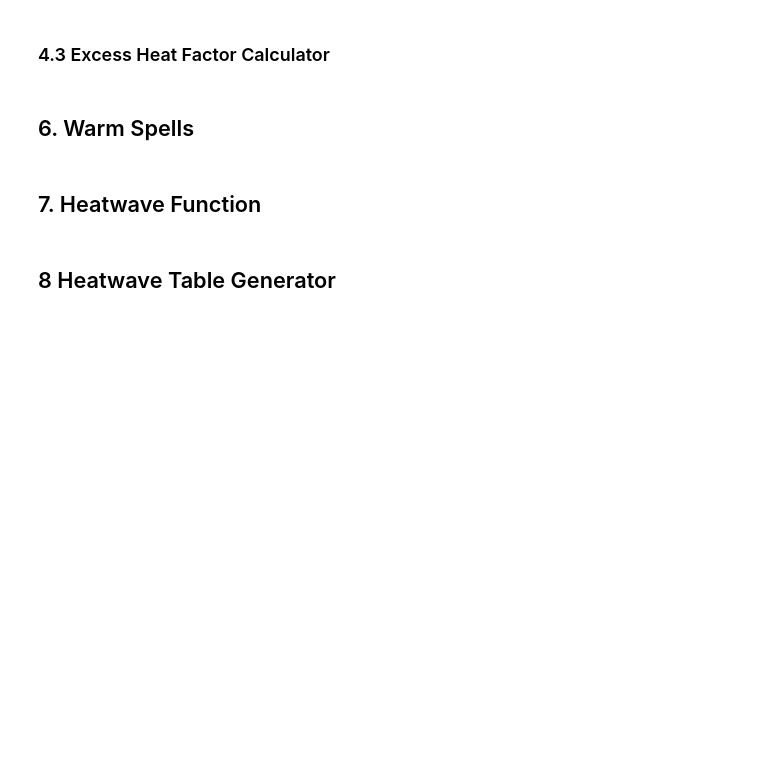
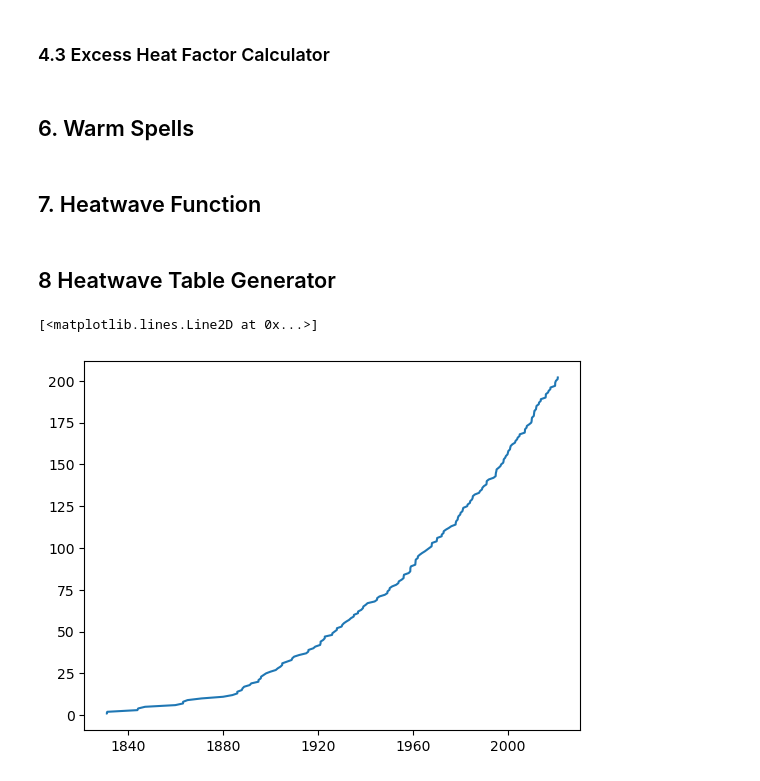
Before and after one commit to jazzr8/Masters, a Jupyter notebook: Heatwave_Project/Results Important Stuff/Heatwaves/HW_F_v5.ipynb, the cells around one changed output. Cells and saved outputs as stored; diff of their text form; code cells hidden in the pictures; blank space fills up the shorter version.

Commit message:
Fully completed the Heatwave function base code, and the Homogenisation code, this has all been added into a separate folder now so its easier to access

```diff
--- a/Heatwave_Project/Results Important Stuff/Heatwaves/HW_F_v5.ipynb
+++ b/Heatwave_Project/Results Important Stuff/Heatwaves/HW_F_v5.ipynb
@@ -882,0 +882,41 @@ def Heatwave_Table_Generator(data):
+# %%
+#Add packages
+from bisect import bisect_left
+import sys
+import pandas as pd
+import matplotlib.pyplot as plt
+import numpy as np
+import scipy
+from datetime import datetime
+import seaborn as sns
+import math
+import warnings
+warnings.filterwarnings("ignore")
+
+
+
+#Now lets input the data, so we are using the csv dataset 1830-2021 acorn sat adjusted
+DATASET = pd.read_csv(r"C:\Users\jarra\Desktop\Masters Research\Python\Data\FOR HOMOGENISATION\COMPLETE HOMOGENISED\ACORN_SAT_HOMO_1830_2021.csv")
+DATASET['date'] = pd.to_datetime(DATASET['date'])
+
+DATES_DATASET = pd.read_csv(r"C:\Users\jarra\Desktop\Masters Research\Python\Data\Dates, includes feb 29.csv")
+
+
+DATASET = DATASET.set_index('date')
+#Now choose the first trial and the time
+DATASET =DATASET[['Max_1','Min_1']]#.loc['1945-01-01':'1990-12-31']
+DATASET =DATASET.reset_index()
+DATASET['date']  = pd.to_datetime(DATASET['date'])
+
+
+
+Dates_DataFrame = DATES_DATASET
+DATASET
+
+
+A,B = Heatwave_Function_v5(DATASET,Dates_DataFrame,B,Heatwave_Detail= True,Percentile = 85,window = 7,CDP_start_end_years = [1961,1990])
+# %%
+plt.plot(A['date'],A['id'])
+# %% [output]
+[<matplotlib.lines.Line2D at 0x...>]
+[figure, added]
```
Also changed, not shown: parts of 3 cells of this notebook, 9 other files.
